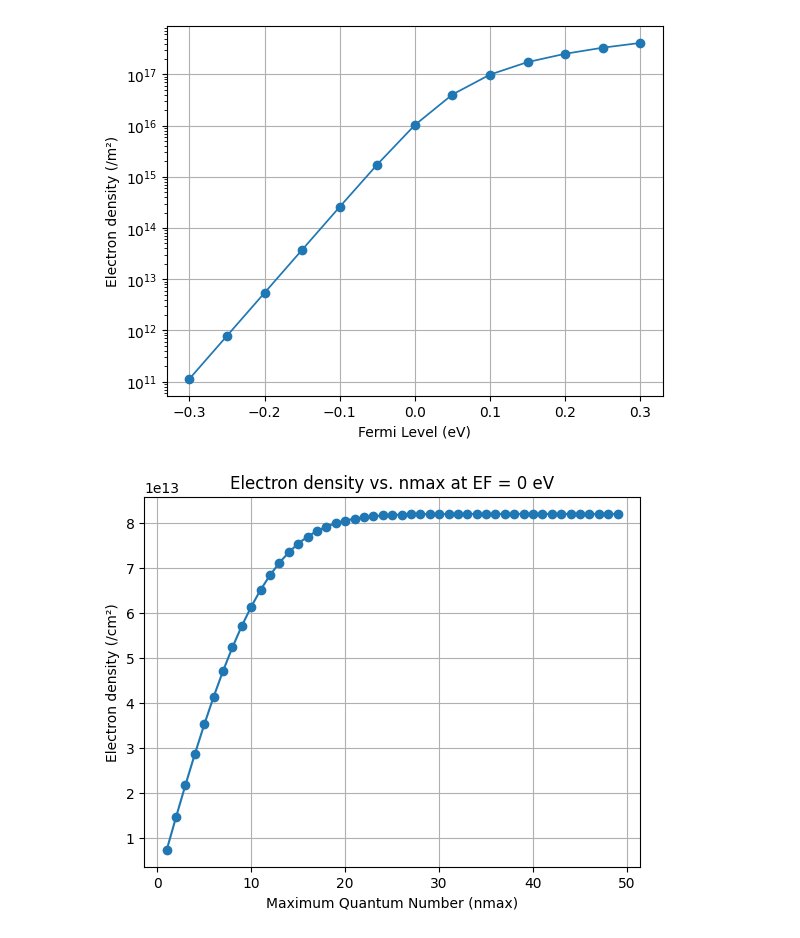
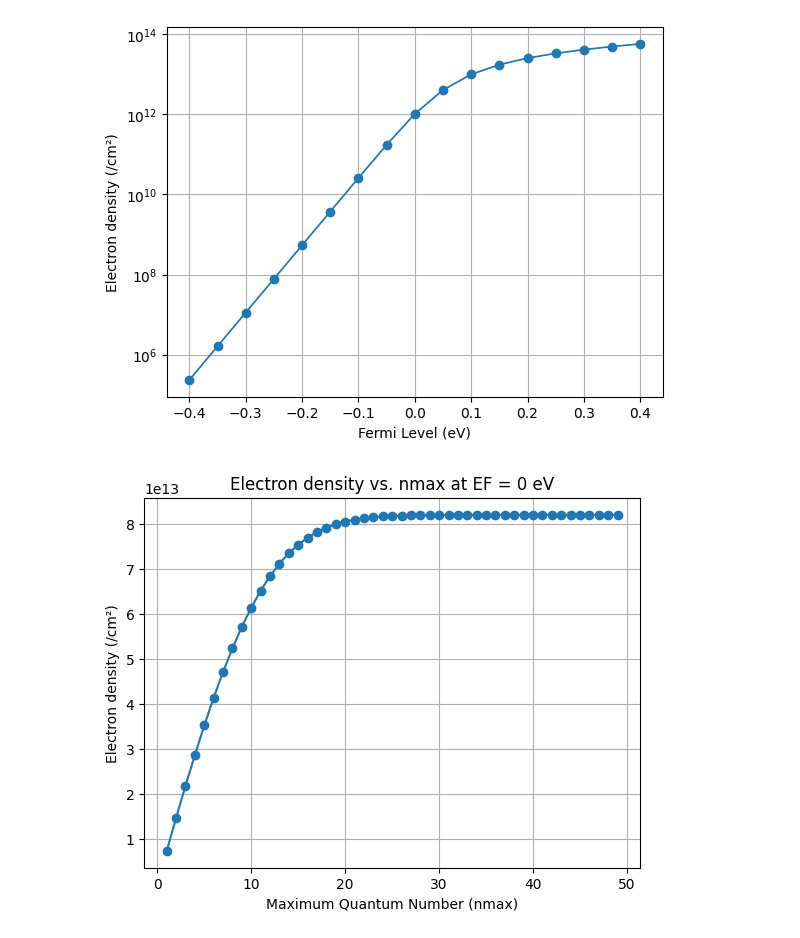
Before and after one commit to Shinchul-Park/Physics_mosfet_Hong, a Jupyter notebook: 11_subband in 3D.ipynb, the cells around one changed output. Drawn from its saved outputs; the diff is of its cells as text; code cells hidden in the pictures.

```diff
--- a/11_subband in 3D.ipynb
+++ b/11_subband in 3D.ipynb
@@ -16,37 +93,37 @@ T = 300                # Temperature, K
 
 # Device parameters
 Lx = 100e-9
 Ly = 100e-9
 Lz = 5e-9
 nmax = 2
 
 # Directional effective mass
 mzz = 0.91 * m0
 mxx = 0.19 * m0
 myy = 0.19 * m0
 
 # Fermi level scan
 dEF = 0.05
-EF_list = np.arange(-0.3, 0.3 + dEF, dEF)
+EF_list = np.arange(-0.4, 0.4 + dEF, dEF)
 elec = np.zeros((nmax, len(EF_list)))
 
 # Electron calculation
 for iEF, EF in enumerate(EF_list):
     for n in range(1, nmax + 1):
         Ezn = hbar**2 * n**2 * np.pi**2 / (2 * mzz * Lz**2)
         elec[n - 1, iEF] = (Lx * Ly / (2 * np.pi)) * (mxx / hbar**2) * k_B * T * np.log(1 + np.exp((-Ezn + EF * q) / (k_B * T)))
 
 # Total electron density (cm^-2)
-eDensity = 2 * np.sum(elec, axis=0) / (Lx * Ly)
+eDensity = 2 * np.sum(elec, axis=0) / (Lx * Ly*1e4)
 
 # Plotting
 plt.semilogy(EF_list, eDensity, '-o', linewidth=1.25)
 plt.xlabel('Fermi Level (eV)')
-plt.ylabel('Electron density (/m²)')
+plt.ylabel('Electron density (/cm²)')
 plt.grid(True)
 plt.show()
 # %% [output]
-[figure, old version]
+[figure, new version]
 # %%
 import numpy as np
 import matplotlib.pyplot as plt
```
Also changed, not shown: parts of 9 cells of this notebook, 1 other file.
